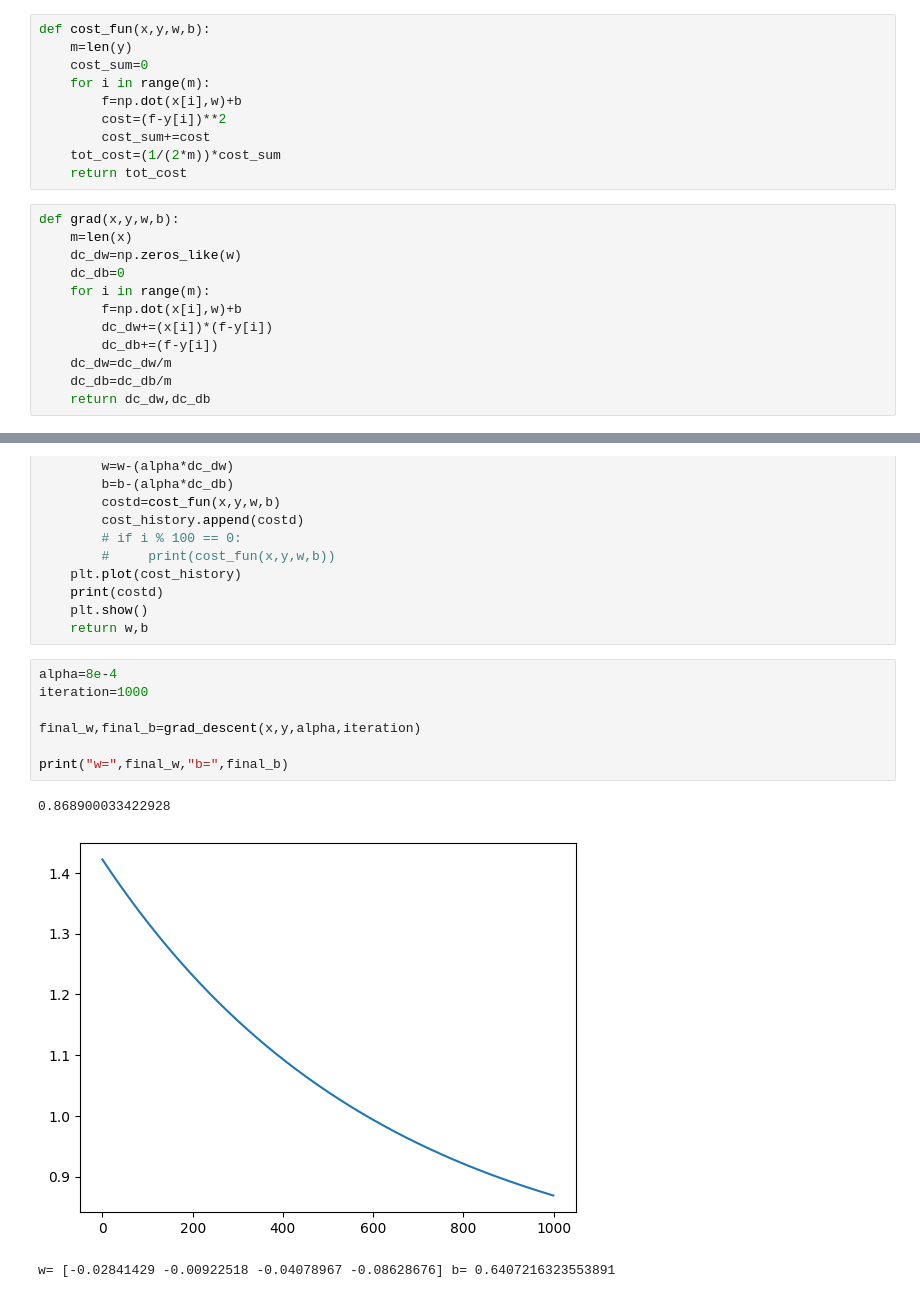
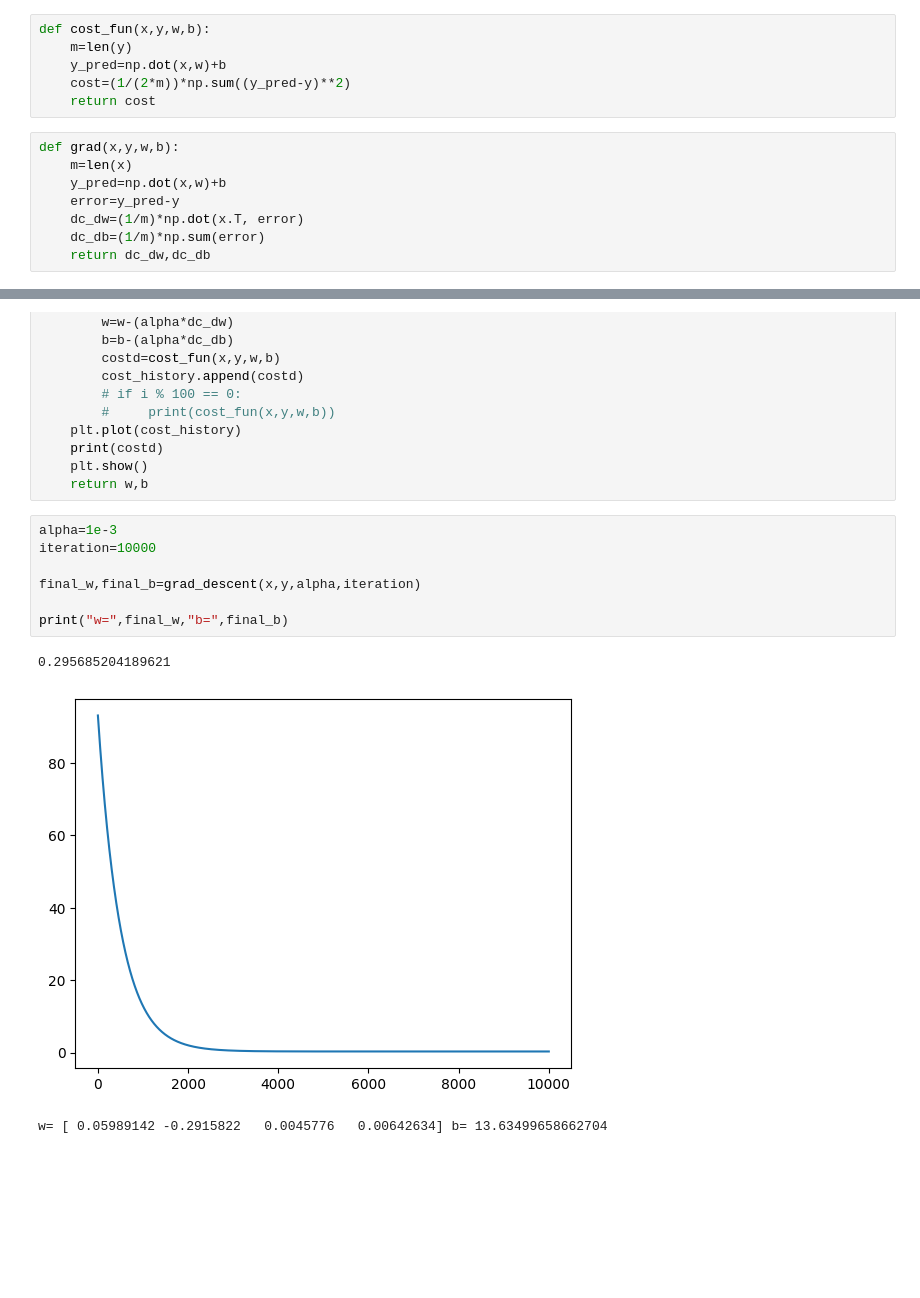
Before and after one commit to veen-does-code/LREG-NYC, a Jupyter notebook: LREG-NYC.ipynb, the cells around one changed output, grey strips where cells are left out. Drawn from its saved outputs; the diff is of its cells as text; blank space fills up the shorter version.

```diff
--- a/LREG-NYC.ipynb
+++ b/LREG-NYC.ipynb
@@ -68,24 +78,16 @@ Total null values:
 # %%
 def cost_fun(x,y,w,b):
     m=len(y)
-    cost_sum=0
-    for i in range(m):
-        f=np.dot(x[i],w)+b
-        cost=(f-y[i])**2
-        cost_sum+=cost
-    tot_cost=(1/(2*m))*cost_sum
-    return tot_cost
+    y_pred=np.dot(x,w)+b
+    cost=(1/(2*m))*np.sum((y_pred-y)**2)
+    return cost
 # %%
 def grad(x,y,w,b):
     m=len(x)
-    dc_dw=np.zeros_like(w)
-    dc_db=0
-    for i in range(m):
-        f=np.dot(x[i],w)+b
-        dc_dw+=(x[i])*(f-y[i])
-        dc_db+=(f-y[i])
-    dc_dw=dc_dw/m
-    dc_db=dc_db/m
+    y_pred=np.dot(x,w)+b
+    error=y_pred-y
+    dc_dw=(1/m)*np.dot(x.T, error)
+    dc_db=(1/m)*np.sum(error)
     return dc_dw,dc_db
 # %%
 def grad_descent(x,y,alpha,iteration):
@@ -105,16 +107,16 @@ def grad_descent(x,y,alpha,iteration):
     plt.show()
     return w,b
 # %%
-alpha=8e-4
-iteration=1000
+alpha=1e-3
+iteration=10000
 
 final_w,final_b=grad_descent(x,y,alpha,iteration)
 
 print("w=",final_w,"b=",final_b)
 # %% [output]
-0.868900033422928
+0.295685204189621
-[figure, old version]
+[figure, new version]
-w= [-0.02841429 -0.00922518 -0.04078967 -0.08628676] b= 0.6407216323553891
+w= [ 0.05989142 -0.2915822   0.0045776   0.00642634] b= 13.63499658662704
 # %%
 y_pred = np.dot(x, final_w) + final_b
 print("predicted y",y_pred[:10])
```
Also changed, not shown: parts of 2 cells of this notebook, 1 other file.
